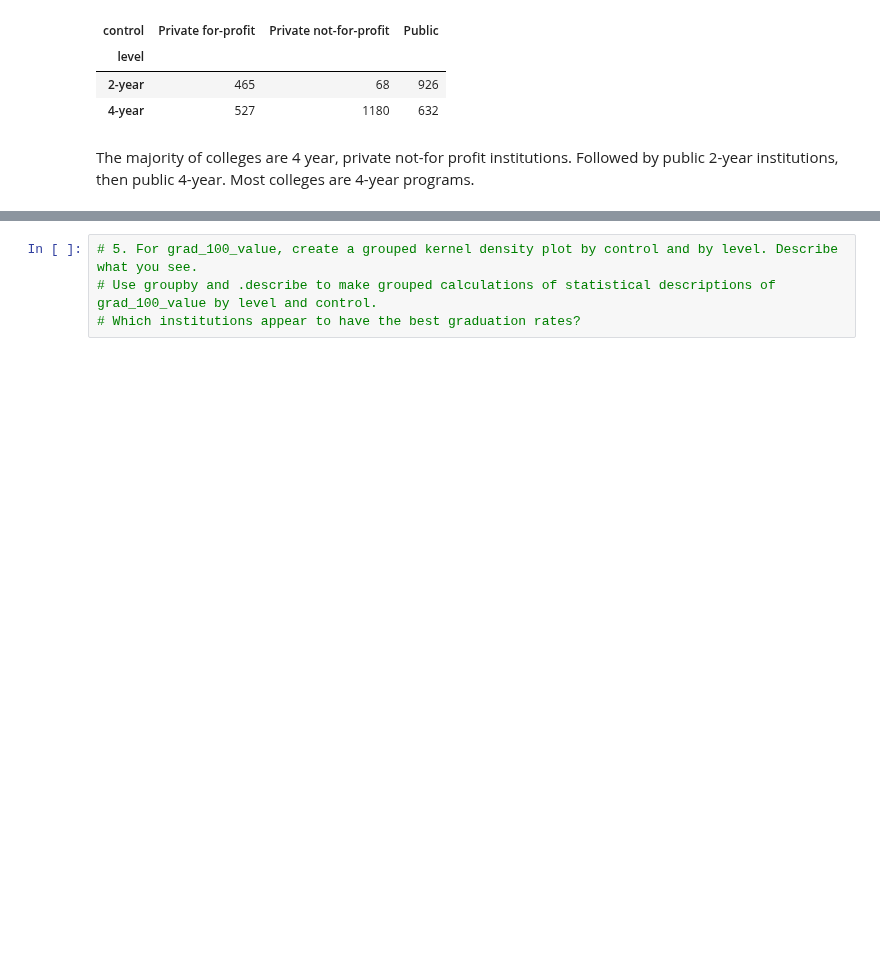
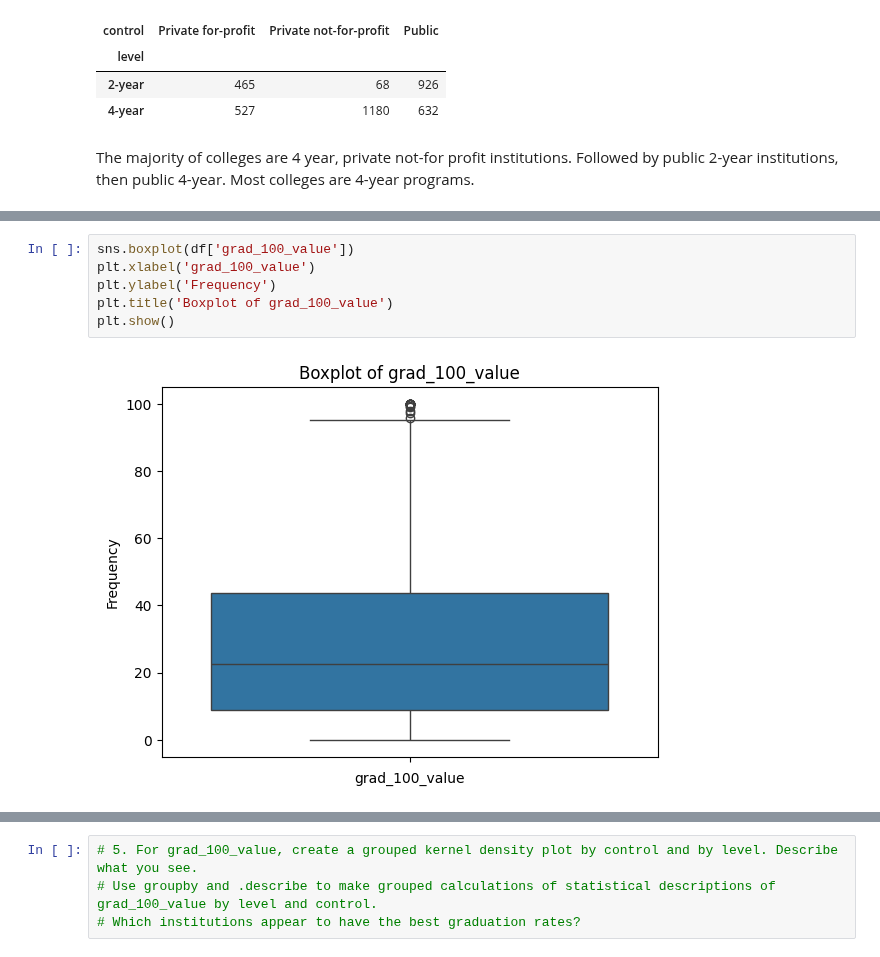
Before and after one commit to natalieassaad/visualization, a Jupyter notebook: assignment/assignment.ipynb, the cells around one changed output, grey strips where cells are left out. Drawn from its saved outputs; the diff is of its cells as text; blank space fills up the shorter version.

```diff
--- a/assignment/assignment.ipynb
+++ b/assignment/assignment.ipynb
@@ -57,0 +74,8 @@ The majority of colleges are 4 year, private not-for profit institutions. Follow
+# %%
+sns.boxplot(df['grad_100_value'])
+plt.xlabel('grad_100_value')
+plt.ylabel('Frequency')
+plt.title('Boxplot of grad_100_value')
+plt.show()
+# %% [output]
+[figure, added]
```
Also changed, not shown: parts of 3 cells of this notebook.
